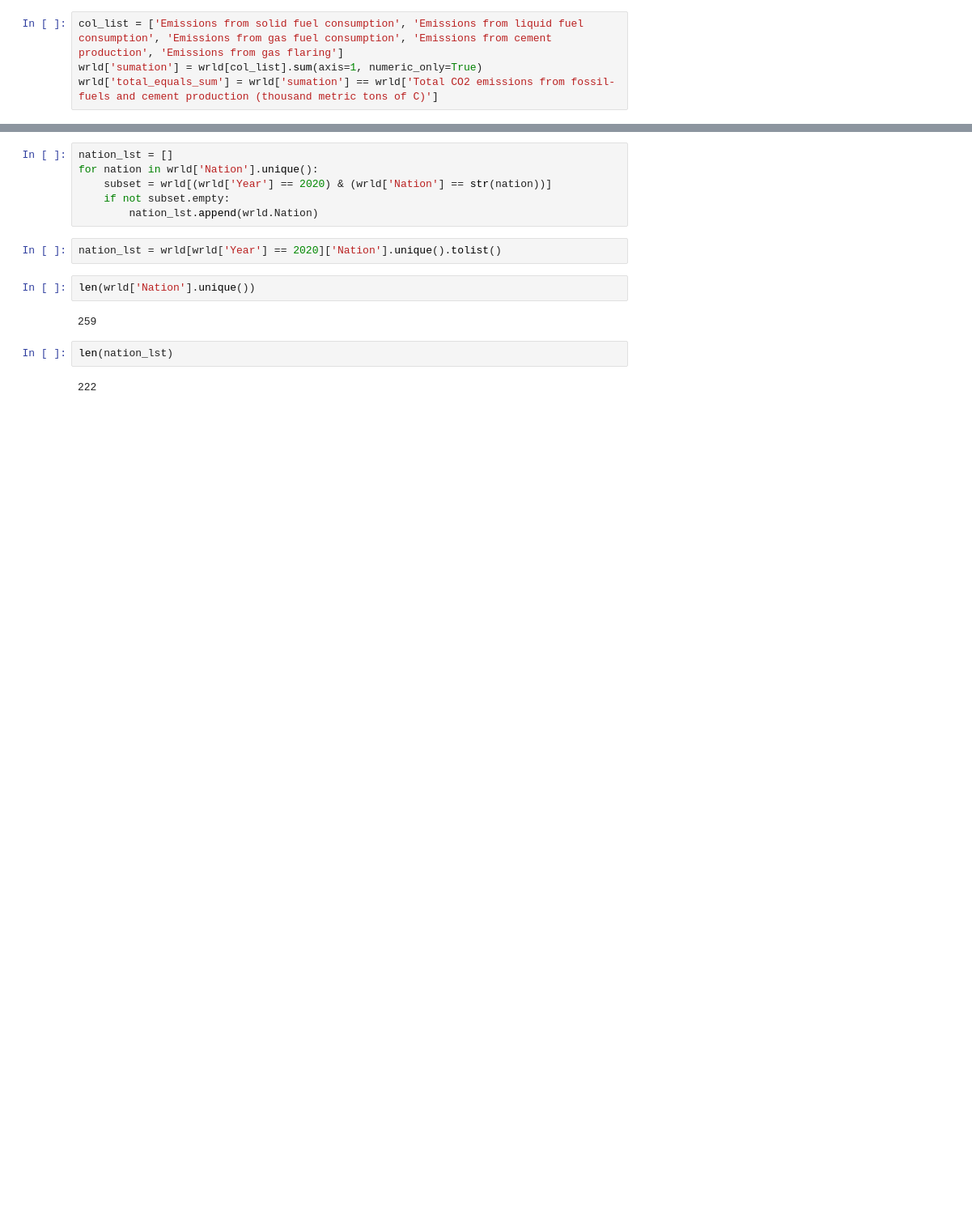
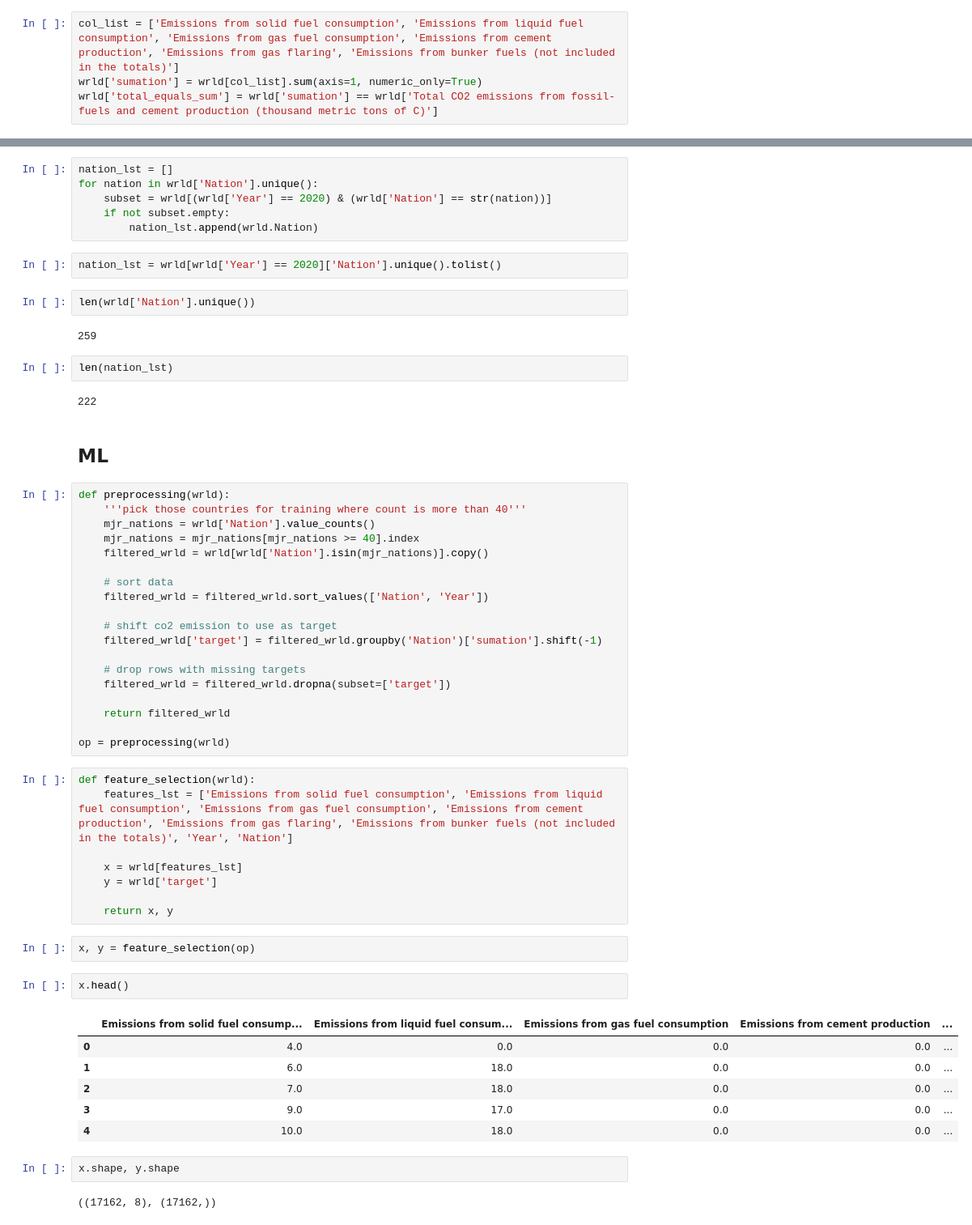
Before and after one commit to rishi-wqd190004/plotly_scripting, a Jupyter notebook: figure_fridays/week_21/eda.ipynb, the cells around one changed output, grey strips where cells are left out. Shown at 81% size. Saved outputs shown, nothing was run; the diff lists cells and outputs as text; blank space fills up the shorter version.

```diff
--- a/figure_fridays/week_21/eda.ipynb
+++ b/figure_fridays/week_21/eda.ipynb
@@ -132,7 +135,7 @@ wrld[wrld['Year'] == 1751]
 |  | Nation | Year | Total CO2 emissions from fossil-f... | Emissions from solid fuel consump... | Emissions from liquid fuel consum... | ... |
 | 17504 | UNITED KINGDOM | 1751 | 2552 | 2552.0 | 0.0 | ... |
 # %%
-col_list = ['Emissions from solid fuel consumption', 'Emissions from liquid fuel consumption', 'Emissions from gas fuel consumption', 'Emissions from cement production', 'Emissions from gas flaring']
+col_list = ['Emissions from solid fuel consumption', 'Emissions from liquid fuel consumption', 'Emissions from gas fuel consumption', 'Emissions from cement production', 'Emissions from gas flaring', 'Emissions from bunker fuels (not included in the totals)']
 wrld['sumation'] = wrld[col_list].sum(axis=1, numeric_only=True)
 wrld['total_equals_sum'] = wrld['sumation'] == wrld['Total CO2 emissions from fossil-fuels and cement production (thousand metric tons of C)']
 # %%
@@ -167,3 +170,47 @@ len(wrld['Nation'].unique())
 len(nation_lst)
 # %% [output]
 222
+# %% [markdown]
+## ML
+# %%
+def preprocessing(wrld):
+    '''pick those countries for training where count is more than 40'''
+    mjr_nations = wrld['Nation'].value_counts()
+    mjr_nations = mjr_nations[mjr_nations >= 40].index
+    filtered_wrld = wrld[wrld['Nation'].isin(mjr_nations)].copy()
+
+    # sort data
+    filtered_wrld = filtered_wrld.sort_values(['Nation', 'Year'])
+
+    # shift co2 emission to use as target
+    filtered_wrld['target'] = filtered_wrld.groupby('Nation')['sumation'].shift(-1)
+
+    # drop rows with missing targets
+    filtered_wrld = filtered_wrld.dropna(subset=['target'])
+
+    return filtered_wrld
+
+op = preprocessing(wrld)
+# %%
+def feature_selection(wrld):
+    features_lst = ['Emissions from solid fuel consumption', 'Emissions from liquid fuel consumption', 'Emissions from gas fuel consumption', 'Emissions from cement production', 'Emissions from gas flaring', 'Emissions from bunker fuels (not included in the totals)', 'Year', 'Nation']
+
+    x = wrld[features_lst]
+    y = wrld['target']
+
+    return x, y
+# %%
+x, y = feature_selection(op)
+# %%
+x.head()
+# %% [output]
+|  | Emissions from solid fuel consump... | Emissions from liquid fuel consum... | Emissions from gas fuel consumption | Emissions from cement production | ... |
+| 0 | 4.0 | 0.0 | 0.0 | 0.0 | ... |
+| 1 | 6.0 | 18.0 | 0.0 | 0.0 | ... |
+| 2 | 7.0 | 18.0 | 0.0 | 0.0 | ... |
+| 3 | 9.0 | 17.0 | 0.0 | 0.0 | ... |
+| 4 | 10.0 | 18.0 | 0.0 | 0.0 | ... |
+# %%
+x.shape, y.shape
+# %% [output]
+((17162, 8), (17162,))
```
Also changed, not shown: parts of 4 cells of this notebook.
